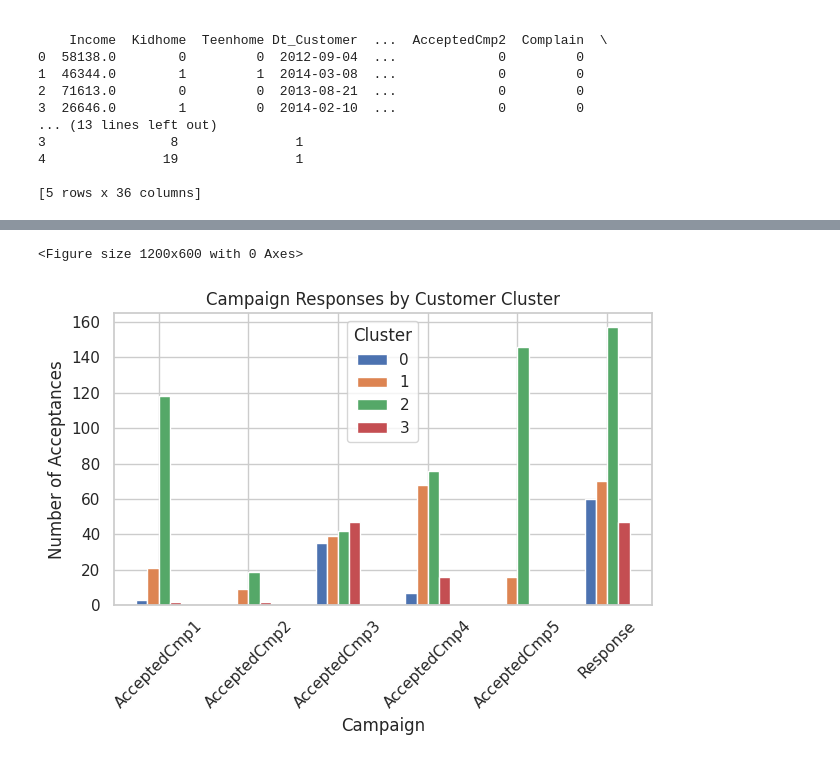
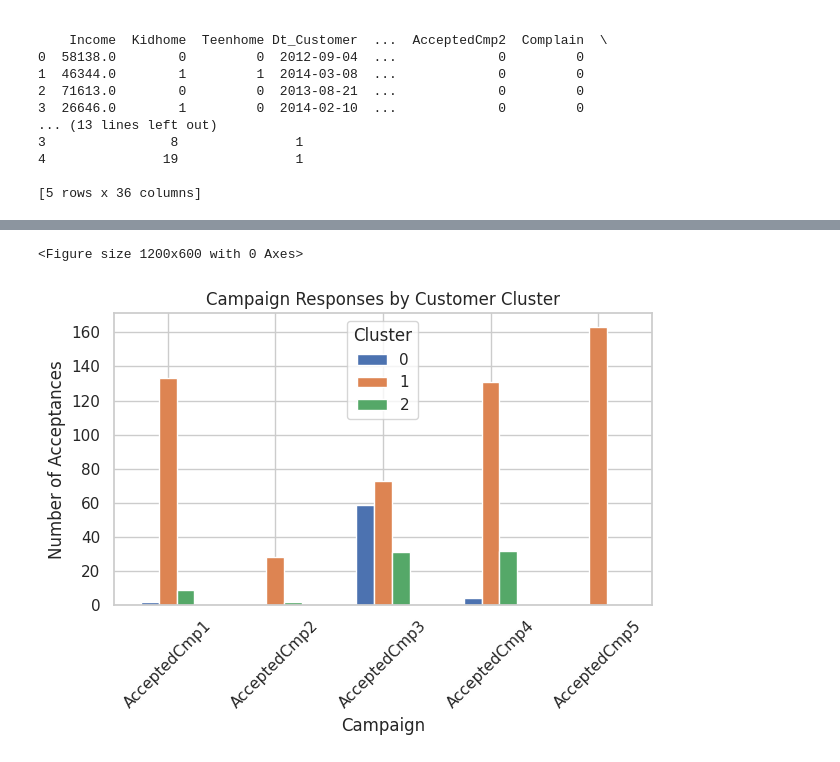
Before and after one commit to SsenogaHerman/GROUP_B_EVENING_RECESS, a Jupyter notebook: final.ipynb, the cells around one changed output, grey strips where cells are left out. Drawn from its saved outputs; the diff is of its cells as text; code cells hidden in the pictures.

Commit message:
Improved model  score

```diff
--- a/final.ipynb
+++ b/final.ipynb
@@ -561,4 +779,6 @@ DataFrame df2 head with original clusters:
 # %%
+
+from sklearn.decomposition import PCA
 #Developing a model for df3 with engineered features
 
 # 2. Select features for clustering from df3
@@ -583,6 +803,13 @@ scaler_df3 = StandardScaler()
 scaled_df3_features = scaler_df3.fit_transform(df3_encoded)
 scaled_df3 = pd.DataFrame(scaled_df3_features, columns=df3_encoded.columns, index=df3_encoded.index)
 
+
+
+pca = PCA(n_components=2)
+reduced = pca.fit_transform(scaled_df3)
+
+
+
 print("\n--- K-Means on df3 (Engineered Features) ---")
 print("Shape of scaled_df3:", scaled_df3.shape)
 print("Columns used for clustering:\n", scaled_df3.columns.tolist())
@@ -594,9 +821,9 @@ silhouette_scores_df3 = []
 # Test K from 2 to 10
 for i in range(2, 11):
     kmeans = KMeans(n_clusters=i, init='k-means++', random_state=42, n_init=10)
-    kmeans.fit(scaled_df3)
+    kmeans.fit(reduced)
     wcss_df3.append(kmeans.inertia_)
-    score = silhouette_score(scaled_df3, kmeans.labels_)
+    score = silhouette_score(reduced, kmeans.labels_)
     silhouette_scores_df3.append(score)
 
 # Plot Elbow Method
@@ -620,16 +847,16 @@ plt.show()
 
 # 6. Apply K-Means with chosen K
 
-optimal_k_df3 = 4
+optimal_k_df3 = 3
 kmeans_df3 = KMeans(n_clusters=optimal_k_df3, init='k-means++', random_state=42, n_init=10)
-cluster_labels_df3 = kmeans_df3.fit_predict(scaled_df3)
+cluster_labels_df3 = kmeans_df3.fit_predict(reduced)
 
 # Add cluster labels to df3
 df3['Cluster_Engineered'] = cluster_labels_df3
 
 # 7. Evaluate Cluster Quality for df3
 inertia_df3 = kmeans_df3.inertia_
-silhouette_df3 = silhouette_score(scaled_df3, cluster_labels_df3)
+silhouette_df3 = silhouette_score(reduced, cluster_labels_df3)
 
 print(f"\n--- Evaluation for df3 (Engineered Features) ---")
 print(f"Chosen Optimal K: {optimal_k_df3}")
@@ -751,28 +1148,28 @@ plt.show()
 # %%
 
 
 # List of campaign response columns
-campaigns = ['AcceptedCmp1', 'AcceptedCmp2', 'AcceptedCmp3', 'AcceptedCmp4', 'AcceptedCmp5', 'Response']
+campaigns = ['AcceptedCmp1', 'AcceptedCmp2', 'AcceptedCmp3', 'AcceptedCmp4', 'AcceptedCmp5']
 
 # Group by Cluster and sum campaign responses
 cluster_campaigns = df3.groupby('Cluster_Engineered')[campaigns].sum().reset_index()
 
 # Set plotting style
 sns.set(style='whitegrid')
 
 # Plot each campaign response across clusters
 plt.figure(figsize=(12, 6))
 cluster_campaigns.set_index('Cluster_Engineered').T.plot(kind='bar')
 plt.title('Campaign Responses by Customer Cluster')
 plt.xlabel('Campaign')
 plt.ylabel('Number of Acceptances')
 plt.xticks(rotation=45)
 plt.legend(title='Cluster')
 plt.tight_layout()
 plt.show()
 # %% [output]
 <Figure size 1200x600 with 0 Axes>
-[figure, old version]
+[figure, new version]
 # %%
 
 
```
Also changed, not shown: parts of 20 cells of this notebook.
